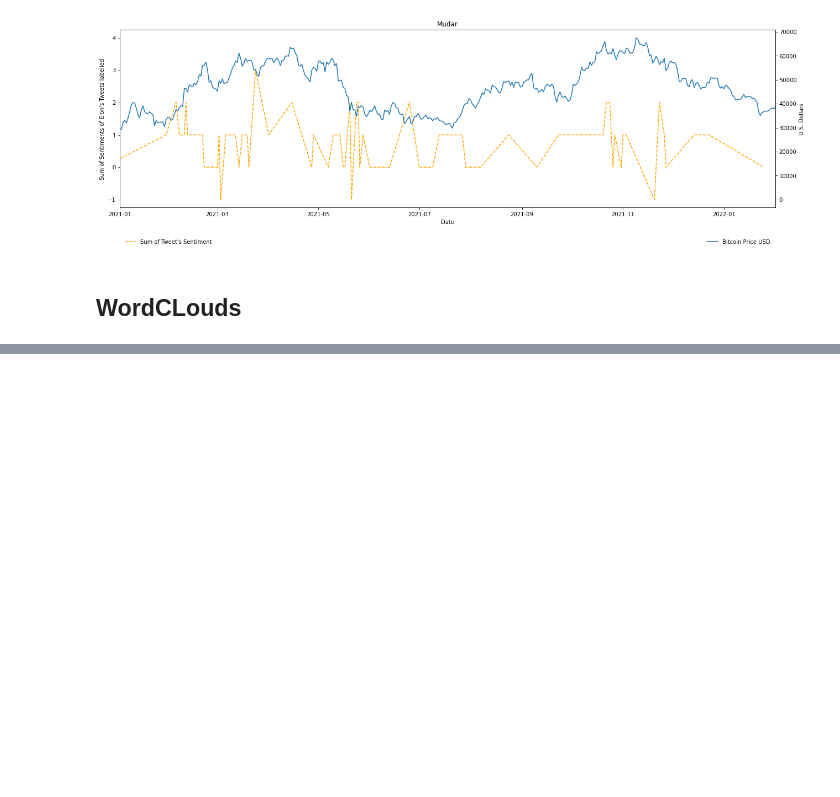
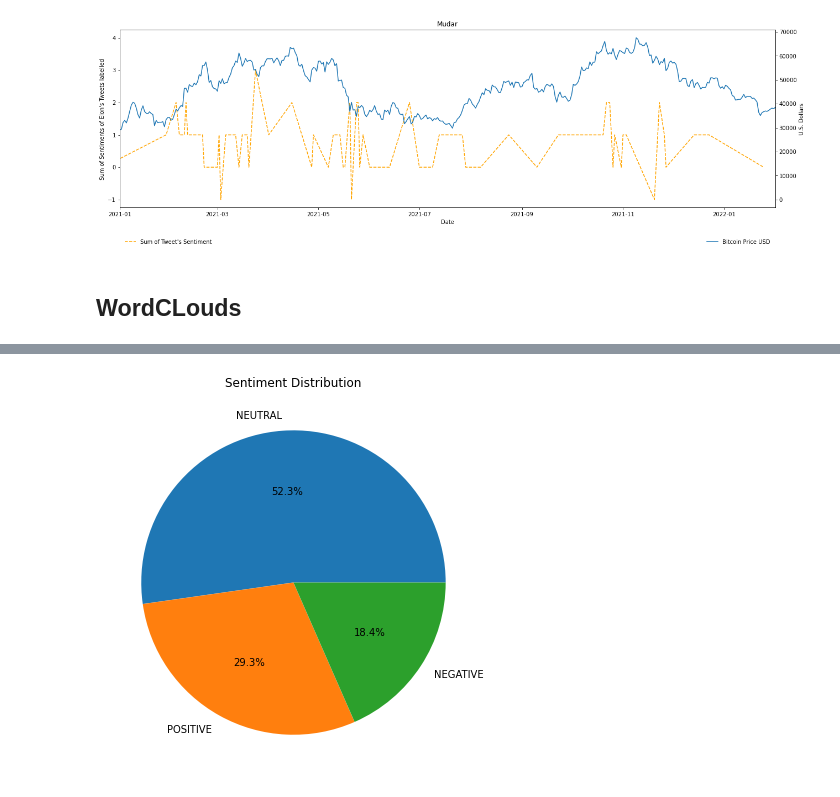
Before and after one commit to 158bubbles/ProjetoMD, a Jupyter notebook: graficosBitcoin.ipynb, the cells around one changed output, grey strips where cells are left out. Drawn from its saved outputs; the diff is of its cells as text; code cells hidden in the pictures; blank space fills up the shorter version.

```diff
--- a/graficosBitcoin.ipynb
+++ b/graficosBitcoin.ipynb
@@ -240,0 +275,10 @@ plt.show()
+# %%
+# Plot the sentiment distribution (pie)
+sentiment_counts = df_laurens88['Sentiment'].value_counts()
+
+fig = plt.figure(figsize=(10, 7))
+plt.pie(sentiment_counts.values, labels=sentiment_counts.index, autopct='%1.1f%%')
+plt.title('Sentiment Distribution')
+plt.show()
+# %% [output]
+[figure, added]
```
Also changed, not shown: parts of 48 cells of this notebook.
